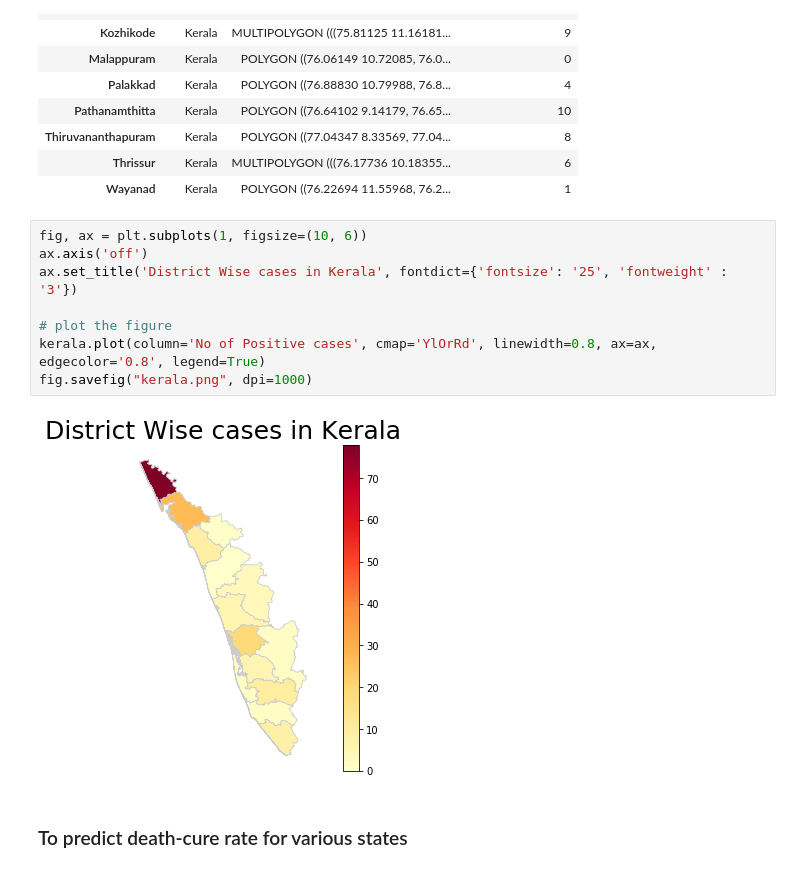
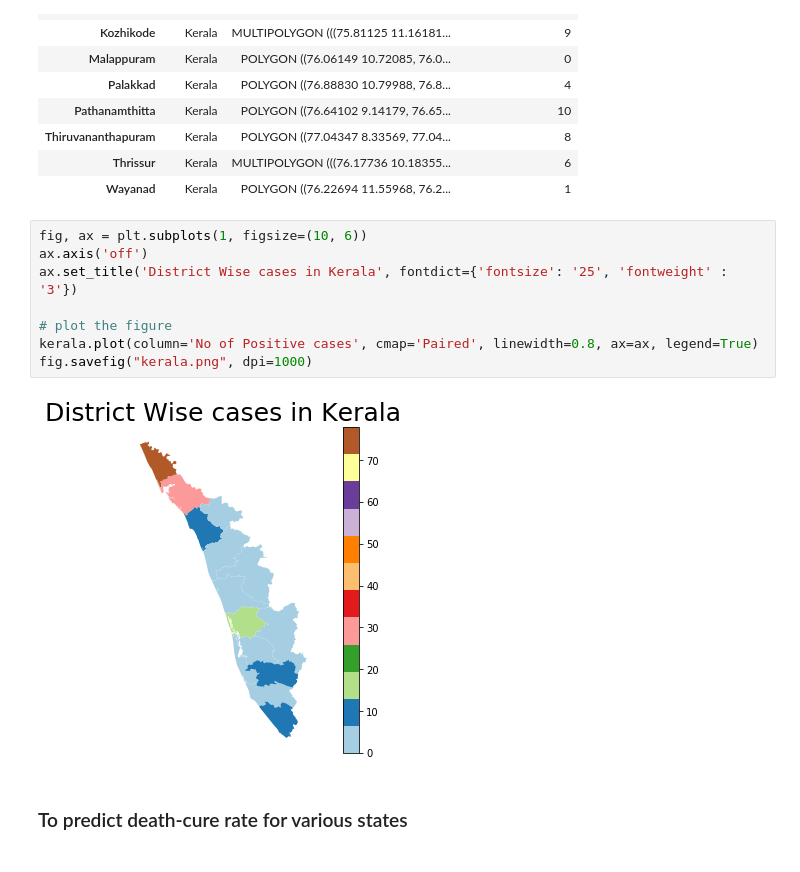
Before and after one commit to subhmm/COVID19IN, a Jupyter notebook: covid19IN.ipynb, the cells around one changed output. Drawn from its saved outputs; the diff is of its cells as text.

```diff
--- a/covid19IN.ipynb
+++ b/covid19IN.ipynb
@@ -580,13 +593,13 @@ kerala
 # %%
 fig, ax = plt.subplots(1, figsize=(10, 6))
 ax.axis('off')
 ax.set_title('District Wise cases in Kerala', fontdict={'fontsize': '25', 'fontweight' : '3'})
 
 # plot the figure
-kerala.plot(column='No of Positive cases', cmap='YlOrRd', linewidth=0.8, ax=ax, edgecolor='0.8', legend=True)
+kerala.plot(column='No of Positive cases', cmap='Paired', linewidth=0.8, ax=ax, legend=True)
 fig.savefig("kerala.png", dpi=1000)
 # %% [output]
-[figure, old version]
+[figure, new version]
 # %% [markdown]
 ### To predict death-cure rate for various states
 # %%
```
Also changed, not shown: parts of 27 cells of this notebook, 3 other files.
